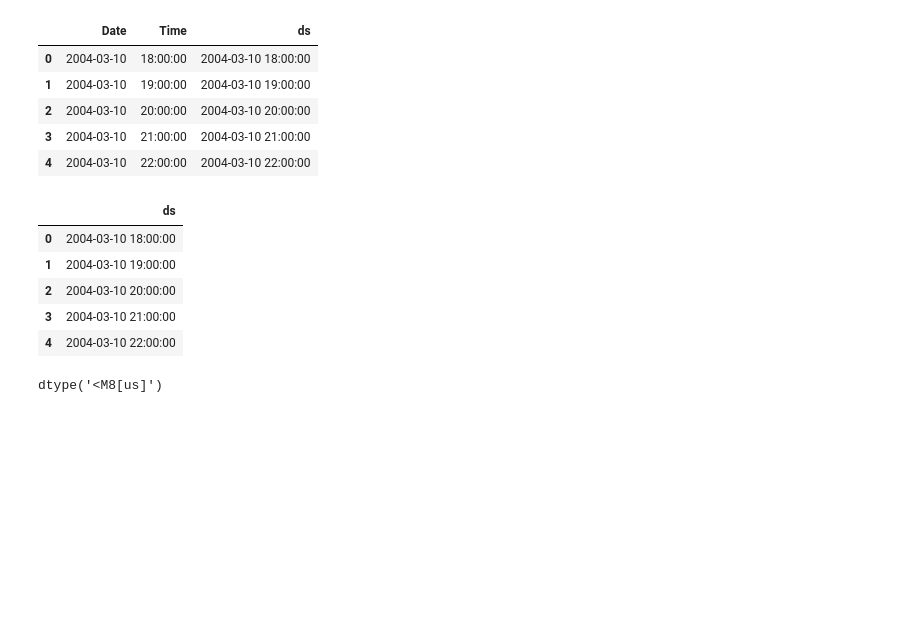
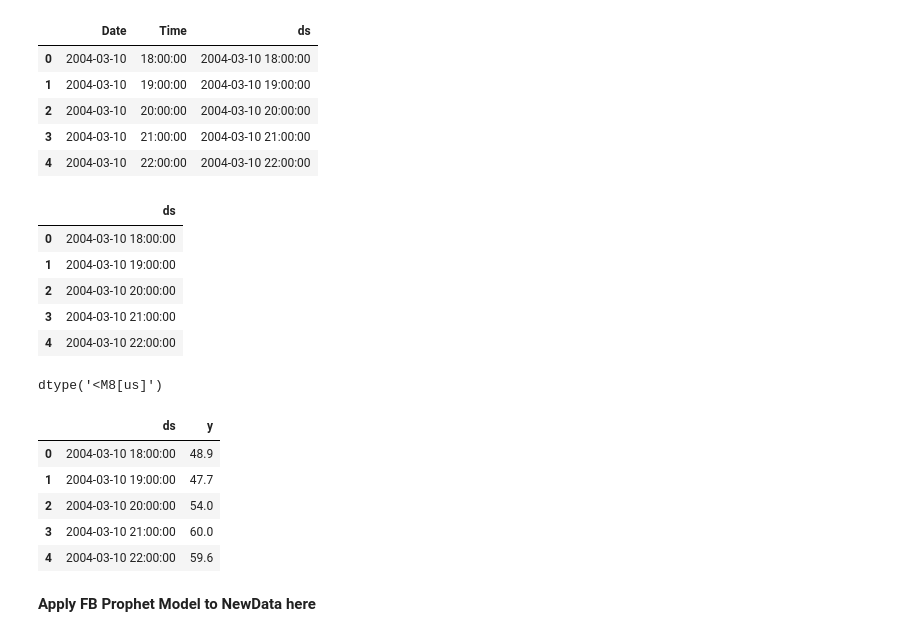
Before and after one commit to Deepanker005/Aqi_Forecast, a Jupyter notebook: AQI Forecast.ipynb, the cells around one changed output. Saved outputs shown, nothing was run; the diff lists cells and outputs as text; code cells hidden in the pictures; blank space fills up the shorter version.

```diff
--- a/AQI Forecast.ipynb
+++ b/AQI Forecast.ipynb
@@ -341,0 +344,11 @@ dtype('<M8[us]')
+# %%
+NewData.head()
+# %% [output]
+|  | ds | y |
+| 0 | 2004-03-10 18:00:00 | 48.9 |
+| 1 | 2004-03-10 19:00:00 | 47.7 |
+| 2 | 2004-03-10 20:00:00 | 54.0 |
+| 3 | 2004-03-10 21:00:00 | 60.0 |
+| 4 | 2004-03-10 22:00:00 | 59.6 |
+# %% [markdown]
+**Apply FB Prophet Model to NewData here**
```
Also changed, not shown: parts of 4 cells of this notebook.
